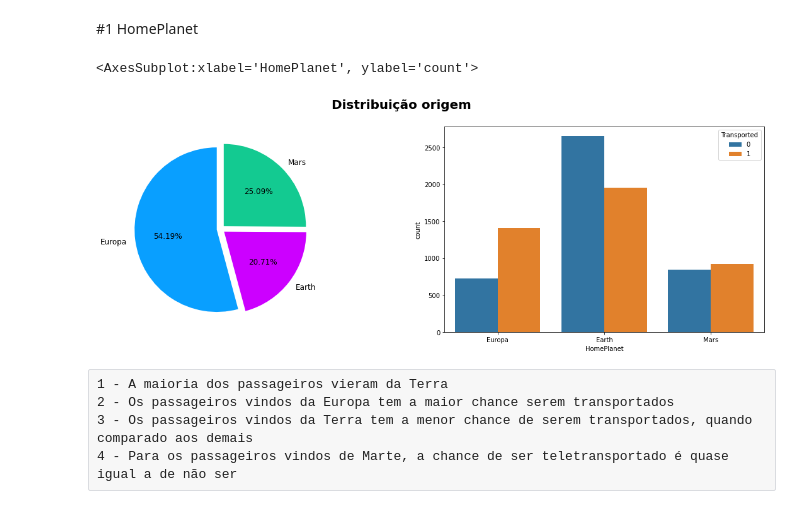
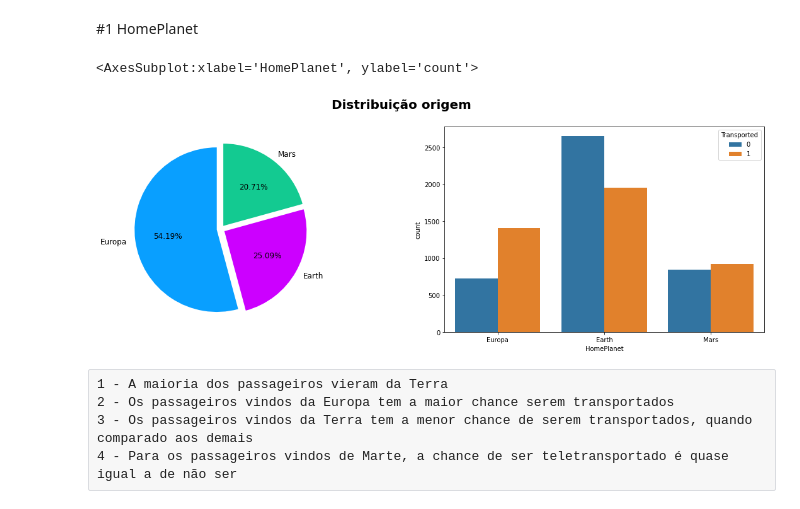
Before and after one commit to vitorbronde/Kaggle.New_Titanic, a Jupyter notebook: New_Titanic.ipynb, the cells around one changed output. Saved outputs shown, nothing was run; the diff lists cells and outputs as text; code cells hidden in the pictures.

```diff
--- a/New_Titanic.ipynb
+++ b/New_Titanic.ipynb
@@ -124,19 +140,19 @@ df_base_titanic['Transported'] = np.where(df_base_titanic['Transported'] == True
 # %%
 fig, ax = plt.subplots(1, 2, figsize=(20,6))
 fig.suptitle('Distribuição origem', size = 20, weight='bold')
 
-sizes = list(df_base_titanic['HomePlanet'].value_counts(sort=False))
+sizes = (df_base_titanic['HomePlanet'].value_counts(sort=False))
 
 labels = df_base_titanic['HomePlanet'].dropna().unique()
 colors = ['#099FFF', '#CC00FF', '#13CA91']
 explode = (0.05,0.05,0.05)
 
 ax[0].pie(sizes, colors=colors, explode=explode, startangle=90, labels=labels,
        autopct='%1.2f%%', pctdistance=0.6,textprops={'fontsize':12})
 sns.countplot(x='HomePlanet', data=df_base_titanic, hue='Transported', ax=ax[1])
 # %% [output]
 <AxesSubplot:xlabel='HomePlanet', ylabel='count'>
-[figure, old version]
+[figure, new version]
 # %% [raw]
 1 - A maioria dos passageiros vieram da Terra
 2 - Os passageiros vindos da Europa tem a maior chance serem transportados
```
Also changed, not shown: parts of 14 cells of this notebook.
